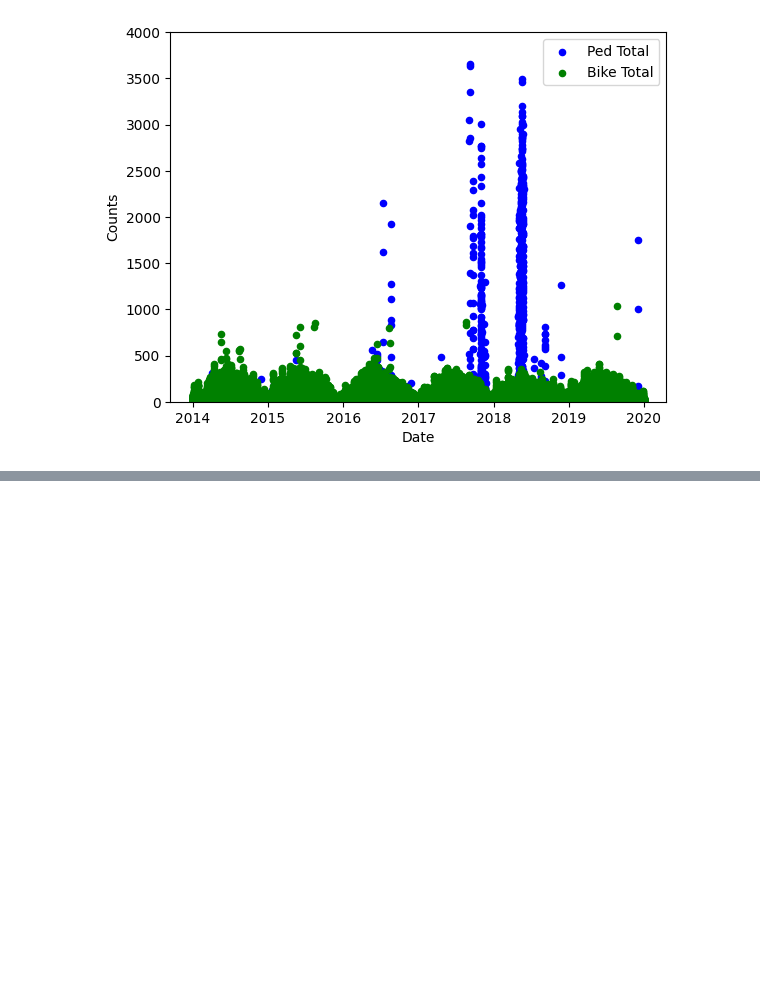
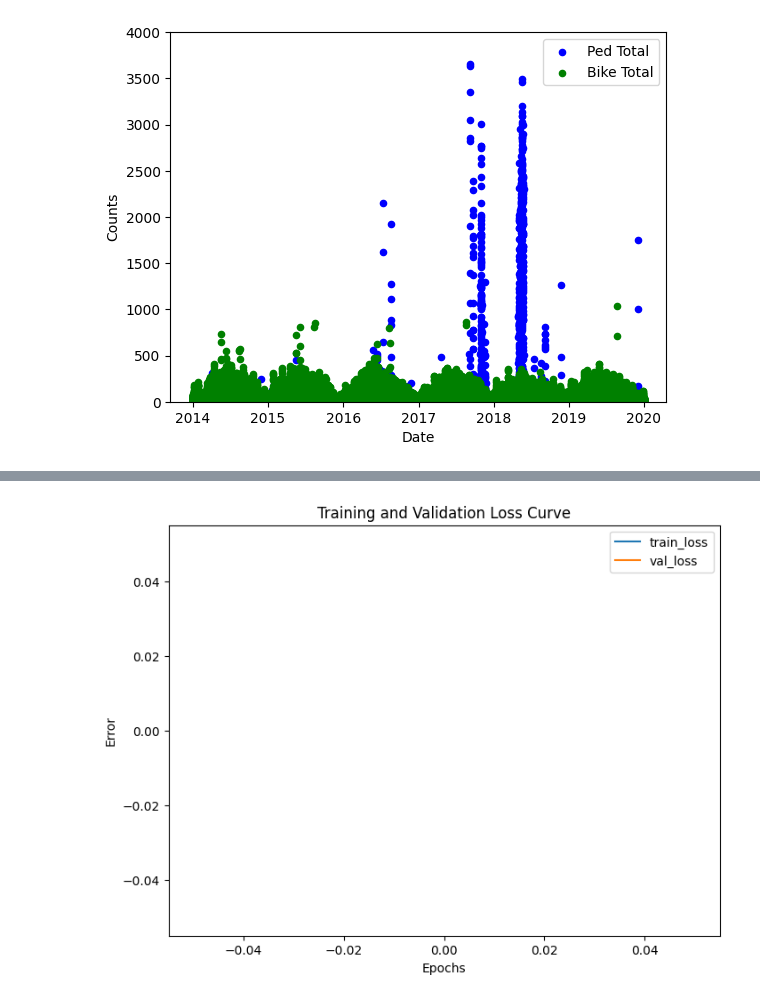
Before and after one commit to Jae-Ro/time-series-anomaly-detection, a Jupyter notebook: notebooks/solution.ipynb, the cells around one changed output, grey strips where cells are left out. Drawn from its saved outputs; the diff is of its cells as text; code cells hidden in the pictures; blank space fills up the shorter version.

```diff
--- a/notebooks/solution.ipynb
+++ b/notebooks/solution.ipynb
@@ -201,0 +450,5 @@ plot_features(
+# %%
+y_class, pred_class = classify_counts(test.Y), classify_counts(preds)
+
+print(y_class.shape, pred_class.shape)
+calculate_metrics(y_class, pred_class)
@@ -201,0 +458,3 @@ plot_features(
+# %%
+test.df['pred_class'] = pred_class
+test.df[test.df['t+3'].ge(400)].head(15)
@@ -201,0 +803,13 @@ plot_features(
+# %%
+df_stats = pd.DataFrame(stats, columns=['train_loss', 'val_loss'])
+plt.figure(figsize=(8,6))
+
+for c in ['train_loss', 'val_loss']: plt.plot(df_stats[c], label=c)
+
+plt.legend()
+plt.xlabel('Epochs')
+plt.ylabel('Error')
+plt.title('Training and Validation Loss Curve')
+plt.show()
+# %% [output]
+[figure, added]
```
Also changed, not shown: parts of 35 cells of this notebook, 3 other files.
